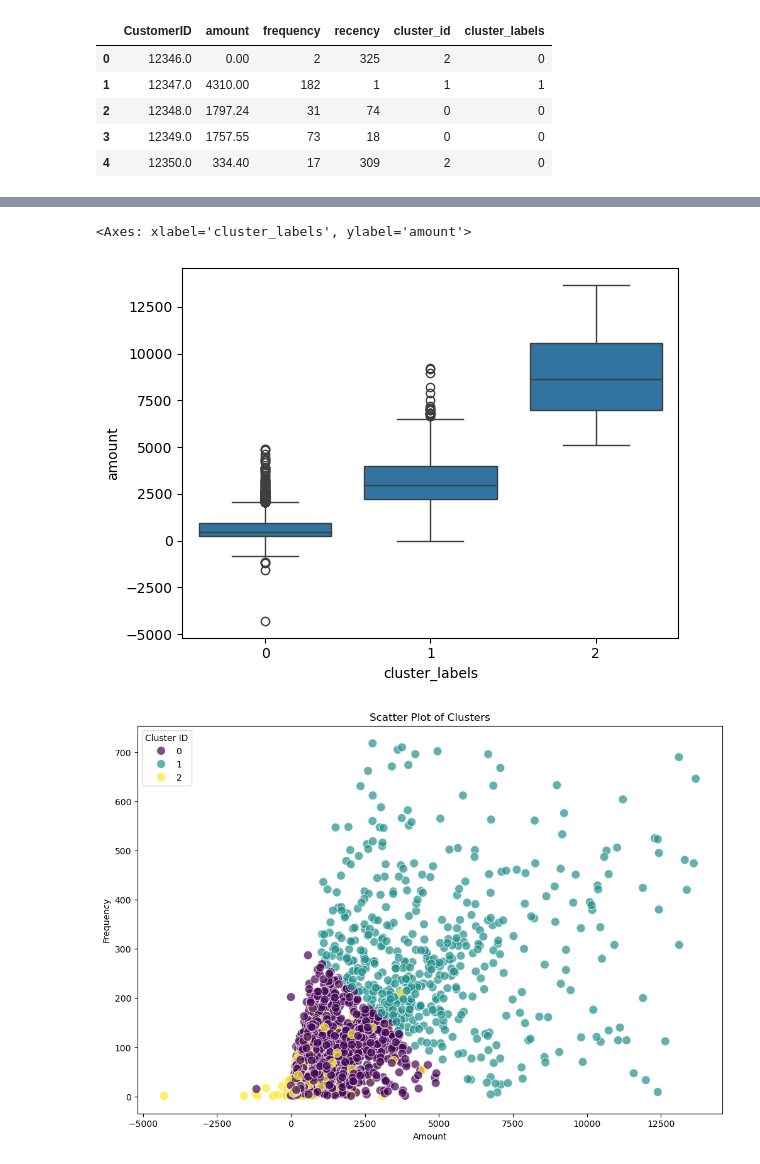
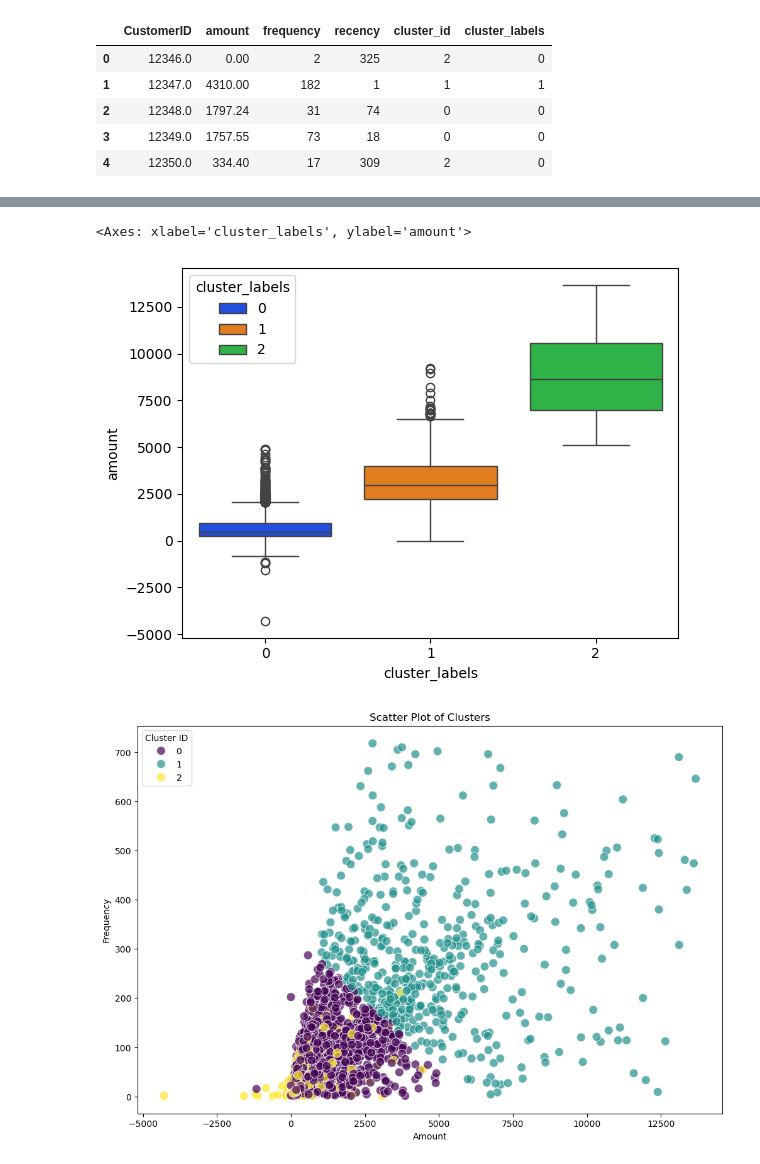
Before and after one commit to sayande01/Customer_Segmentation_using_K_Means, a Jupyter notebook: Customer Segmentation using k means.ipynb, the cells around one changed output, grey strips where cells are left out. Saved outputs shown, nothing was run; the diff lists cells and outputs as text; code cells hidden in the pictures.

```diff
--- a/Customer Segmentation using k means.ipynb
+++ b/Customer Segmentation using k means.ipynb
@@ -456,9 +456,9 @@ sns.boxplot(x='cluster_labels', y='frequency', data=grouped_df)
 # %%
 # plots
-sns.boxplot(x='cluster_labels', y='amount', data=grouped_df)
+sns.boxplot(x='cluster_labels', y='amount', data=grouped_df, hue = 'cluster_labels', palette = 'bright')
 # %% [output]
 <Axes: xlabel='cluster_labels', ylabel='amount'>
-[figure, old version]
+[figure, new version]
 # %%
 # If you prefer using seaborn
 plt.figure(figsize=(12, 8))
```
Also changed, not shown: parts of 2 cells of this notebook.
